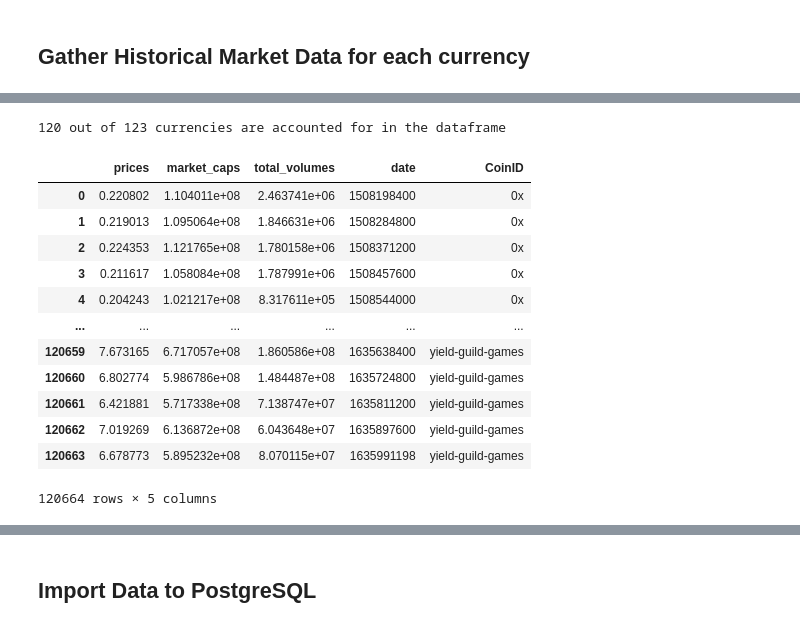
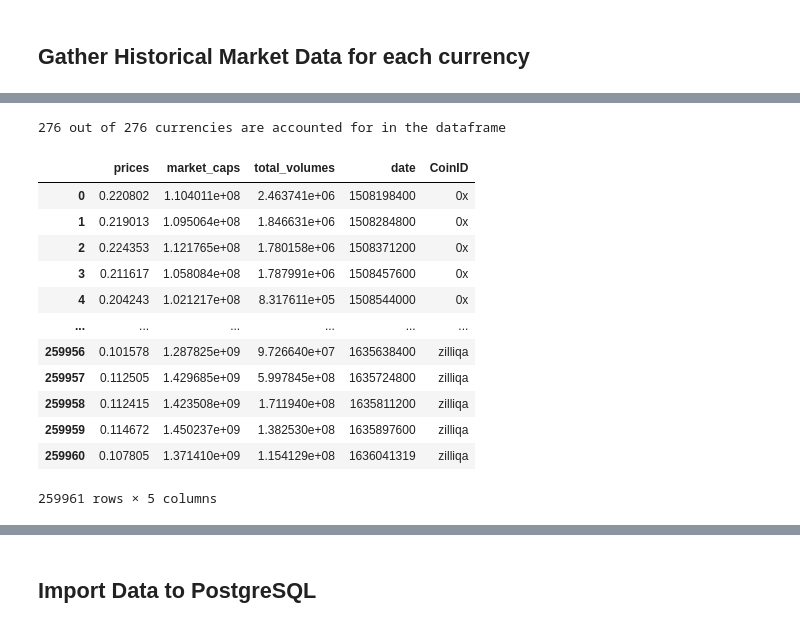
Before and after one commit to kcarter98/CryptoAnalysis, a Jupyter notebook: GatherandCleanData.ipynb, the cells around one changed output, grey strips where cells are left out. Drawn from its saved outputs; the diff is of its cells as text; code cells hidden in the pictures.

```diff
--- a/GatherandCleanData.ipynb
+++ b/GatherandCleanData.ipynb
@@ -268,8 +252,8 @@ print('dtypes before >>>\n')
 print(tickers_df.dtypes)
 
 tickers_df = tickers_df.convert_dtypes()
-tickers_df['Time'] = pd.to_datetime(tickers_df['Time']).apply(lambda x: x.strftime('%Y-%m-%d'))
-tickers_df['Time'] = pd.to_datetime(tickers_df['Time'])
+tickers_df['timestamp'] = pd.to_datetime(tickers_df['timestamp']).apply(lambda x: x.strftime('%Y-%m-%d'))
+tickers_df['timestamp'] = pd.to_datetime(tickers_df['timestamp'])
 
 print('\ndtypes after >>>\n')
 print(tickers_df.dtypes)
@@ -296,5 +278,6 @@ dtype: object
 # %%
 # Investigate Further for Null Values
 print(tickers_df.info(verbose = True))
+tickers_df.fillna('fiat-currency', inplace=True)
 # %% [output]
 <class 'pandas.core.frame.DataFrame'>
@@ -333,11 +318,11 @@ tickers_df
 ## Gather List of Coins to be Used
 # %%
 # Only keep coinIDs that are listed atleast 5 times in tickers table
-coin_counts = dict(tickers_df['CoinID'].value_counts())
+coin_counts = dict(tickers_df['coin_id'].value_counts())
 coin_id_list = []
 n = 0
 for coin in coin_counts:
-    if coin_counts[coin] >= 5:
+    if coin_counts[coin] >= 3:
         coin_id_list.append(coin)
         n += 1
     else:
@@ -480,7 +465,7 @@ for i in range(len(selected_coins) - market_n):
                 n+=1
 
         temp_df = pd.DataFrame(temp_data)
-        temp_df['CoinID'] = selected_coins[market_n]['id']
+        temp_df['coin_id'] = selected_coins[market_n]['id']
 
         if market_n == 0:
             market_df = temp_df
@@ -506,25 +503,25 @@ Unable to continue due to API Limit
 Completed
 # %%
 # Check if all of the currencies have been added
-coins_check = len(market_df['CoinID'].value_counts())
+coins_check = len(market_df['coin_id'].value_counts())
 print(f'{coins_check} out of {len(selected_coins)} currencies are accounted for in the dataframe')
 
 market_df
 # %% [output]
-120 out of 123 currencies are accounted for in the dataframe
+276 out of 276 currencies are accounted for in the dataframe
 |  | prices | market_caps | total_volumes | date | CoinID |
 | 0 | 0.220802 | 1.104011e+08 | 2.463741e+06 | 1508198400 | 0x |
 | 1 | 0.219013 | 1.095064e+08 | 1.846631e+06 | 1508284800 | 0x |
 | 2 | 0.224353 | 1.121765e+08 | 1.780158e+06 | 1508371200 | 0x |
 | 3 | 0.211617 | 1.058084e+08 | 1.787991e+06 | 1508457600 | 0x |
 | 4 | 0.204243 | 1.021217e+08 | 8.317611e+05 | 1508544000 | 0x |
 | ... | ... | ... | ... | ... | ... |
-| 120659 | 7.673165 | 6.717057e+08 | 1.860586e+08 | 1635638400 | yield-guild-games |
-| 120660 | 6.802774 | 5.986786e+08 | 1.484487e+08 | 1635724800 | yield-guild-games |
-| 120661 | 6.421881 | 5.717338e+08 | 7.138747e+07 | 1635811200 | yield-guild-games |
-| 120662 | 7.019269 | 6.136872e+08 | 6.043648e+07 | 1635897600 | yield-guild-games |
-| 120663 | 6.678773 | 5.895232e+08 | 8.070115e+07 | 1635991198 | yield-guild-games |
+| 259956 | 0.101578 | 1.287825e+09 | 9.726640e+07 | 1635638400 | zilliqa |
+| 259957 | 0.112505 | 1.429685e+09 | 5.997845e+08 | 1635724800 | zilliqa |
+| 259958 | 0.112415 | 1.423508e+09 | 1.711940e+08 | 1635811200 | zilliqa |
+| 259959 | 0.114672 | 1.450237e+09 | 1.382530e+08 | 1635897600 | zilliqa |
+| 259960 | 0.107805 | 1.371410e+09 | 1.154129e+08 | 1636041319 | zilliqa |
-120664 rows × 5 columns
+259961 rows × 5 columns
 # %%
 # Format market data into df
 
```
Also changed, not shown: parts of 30 cells of this notebook, 2 other files.
